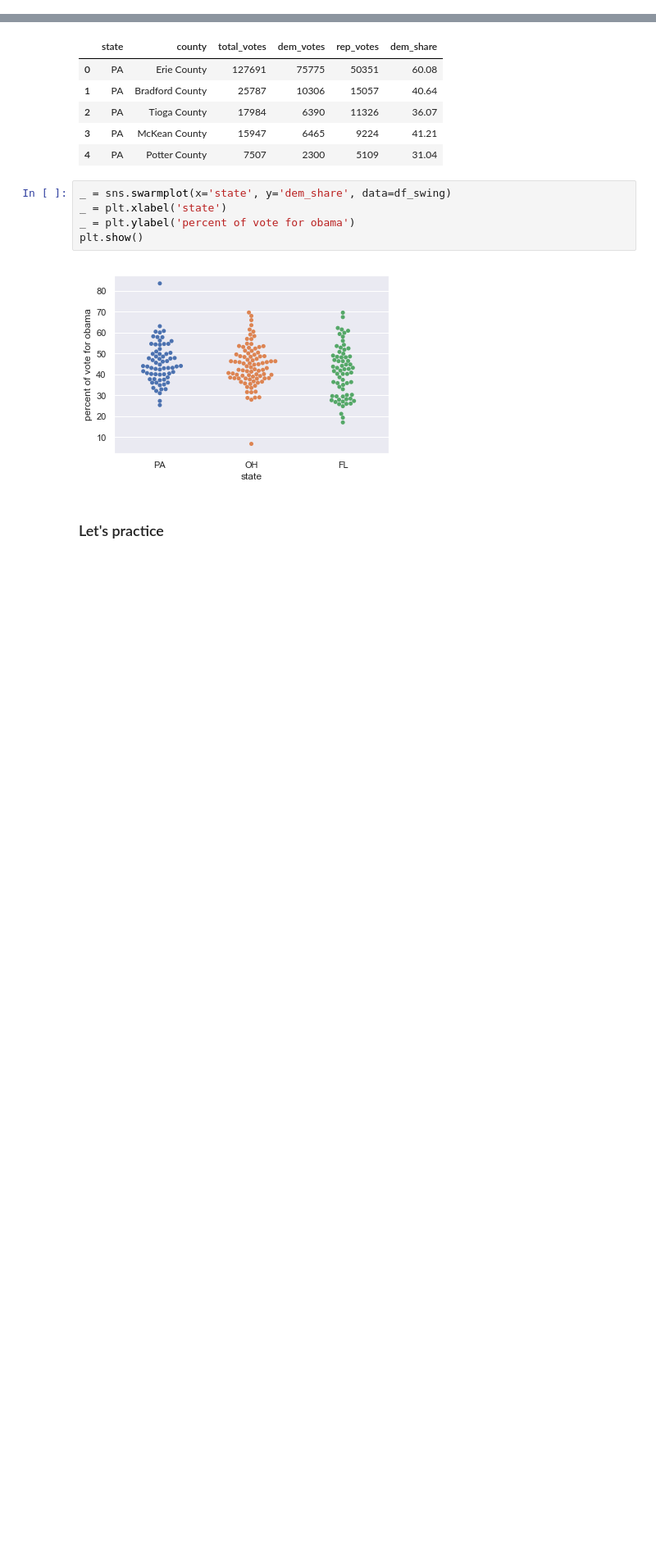
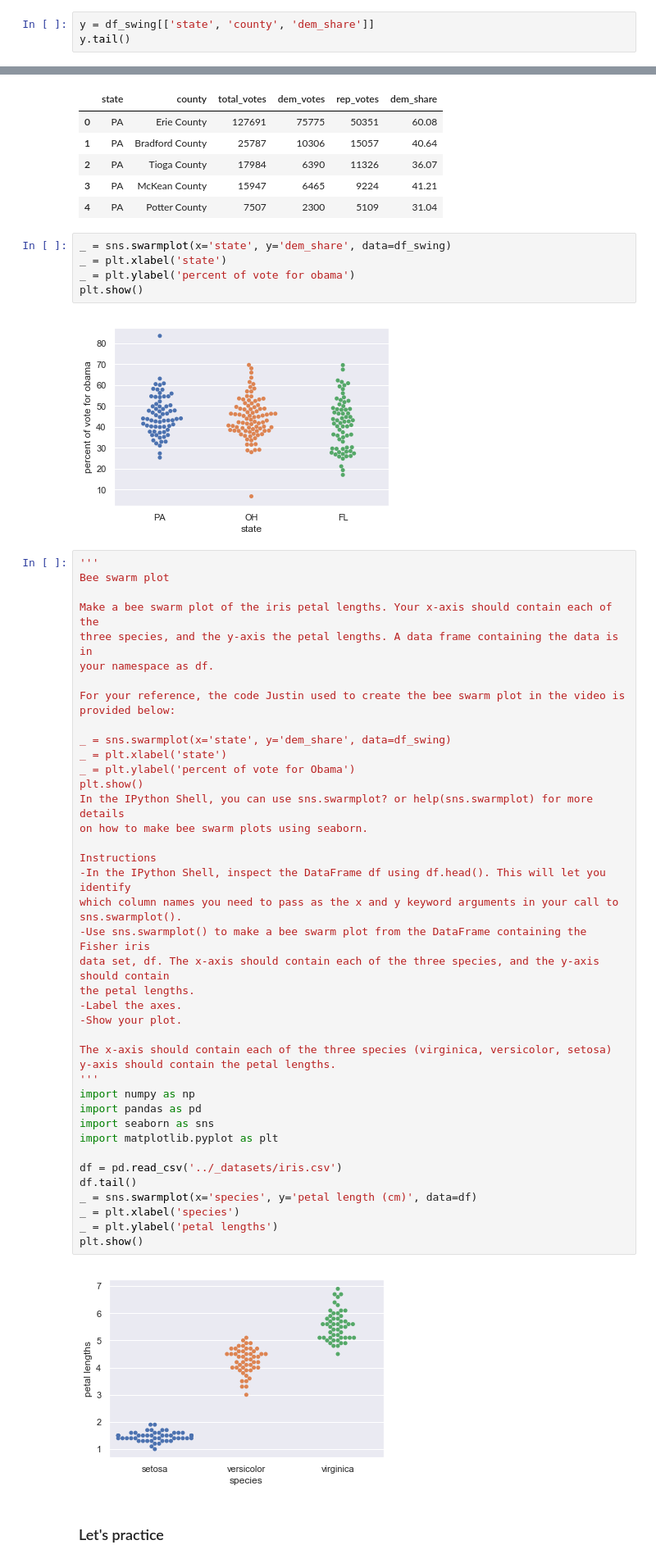
Before and after one commit to kwarodom/100DaysMLCodeChallenge, a Jupyter notebook: Week1 All Basics/Lecture3 Basic Math/3. Graphical Exploratory Data Analysis/Introduction to Exploratory Data Analysis.ipynb, the cells around one changed output, grey strips where cells are left out. Shown at 82% size. Cells and saved outputs as stored; diff of their text form; blank space fills up the shorter version.

```diff
--- a/Week1 All Basics/Lecture3 Basic Math/3. Graphical Exploratory Data Analysis/Introduction to Exploratory Data Analysis.ipynb
+++ b/Week1 All Basics/Lecture3 Basic Math/3. Graphical Exploratory Data Analysis/Introduction to Exploratory Data Analysis.ipynb
@@ -34,3 +32,6 @@ df_swing.head()
 | 2 | PA | Tioga County | 17984 | 6390 | 11326 | 36.07 |
 | 3 | PA | McKean County | 15947 | 6465 | 9224 | 41.21 |
 | 4 | PA | Potter County | 7507 | 2300 | 5109 | 31.04 |
+# %%
+y = df_swing[['state', 'county', 'dem_share']]
+y.tail()
@@ -182,6 +282,49 @@ _ = plt.ylabel('percent of vote for obama')
 plt.show()
 # %% [output]
 [figure]
+# %%
+'''
+Bee swarm plot
+
+Make a bee swarm plot of the iris petal lengths. Your x-axis should contain each of the
+three species, and the y-axis the petal lengths. A data frame containing the data is in
+your namespace as df.
+
+For your reference, the code Justin used to create the bee swarm plot in the video is
+provided below:
+
+_ = sns.swarmplot(x='state', y='dem_share', data=df_swing)
+_ = plt.xlabel('state')
+_ = plt.ylabel('percent of vote for Obama')
+plt.show()
+In the IPython Shell, you can use sns.swarmplot? or help(sns.swarmplot) for more details
+on how to make bee swarm plots using seaborn.
+
+Instructions
+-In the IPython Shell, inspect the DataFrame df using df.head(). This will let you identify
+which column names you need to pass as the x and y keyword arguments in your call to sns.swarmplot().
+-Use sns.swarmplot() to make a bee swarm plot from the DataFrame containing the Fisher iris
+data set, df. The x-axis should contain each of the three species, and the y-axis should contain
+the petal lengths.
+-Label the axes.
+-Show your plot.
+
+The x-axis should contain each of the three species (virginica, versicolor, setosa)
+y-axis should contain the petal lengths.
+'''
+import numpy as np
+import pandas as pd
+import seaborn as sns
+import matplotlib.pyplot as plt
+
+df = pd.read_csv('../_datasets/iris.csv')
+df.tail()
+_ = sns.swarmplot(x='species', y='petal length (cm)', data=df)
+_ = plt.xlabel('species')
+_ = plt.ylabel('petal lengths')
+plt.show()
+# %% [output]
+[figure, added]
 # %% [markdown]
 ### Let's practice
 # %%
```
Also changed, not shown: parts of 15 cells of this notebook, 2 other files.
